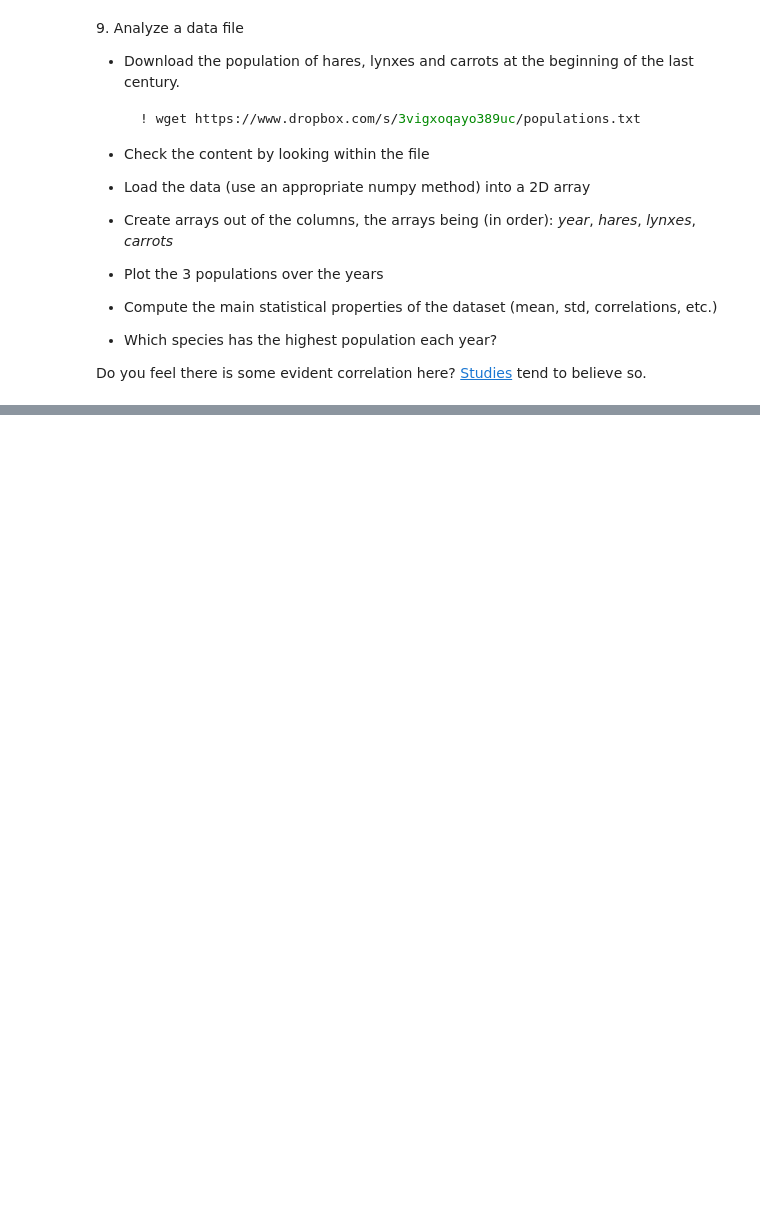
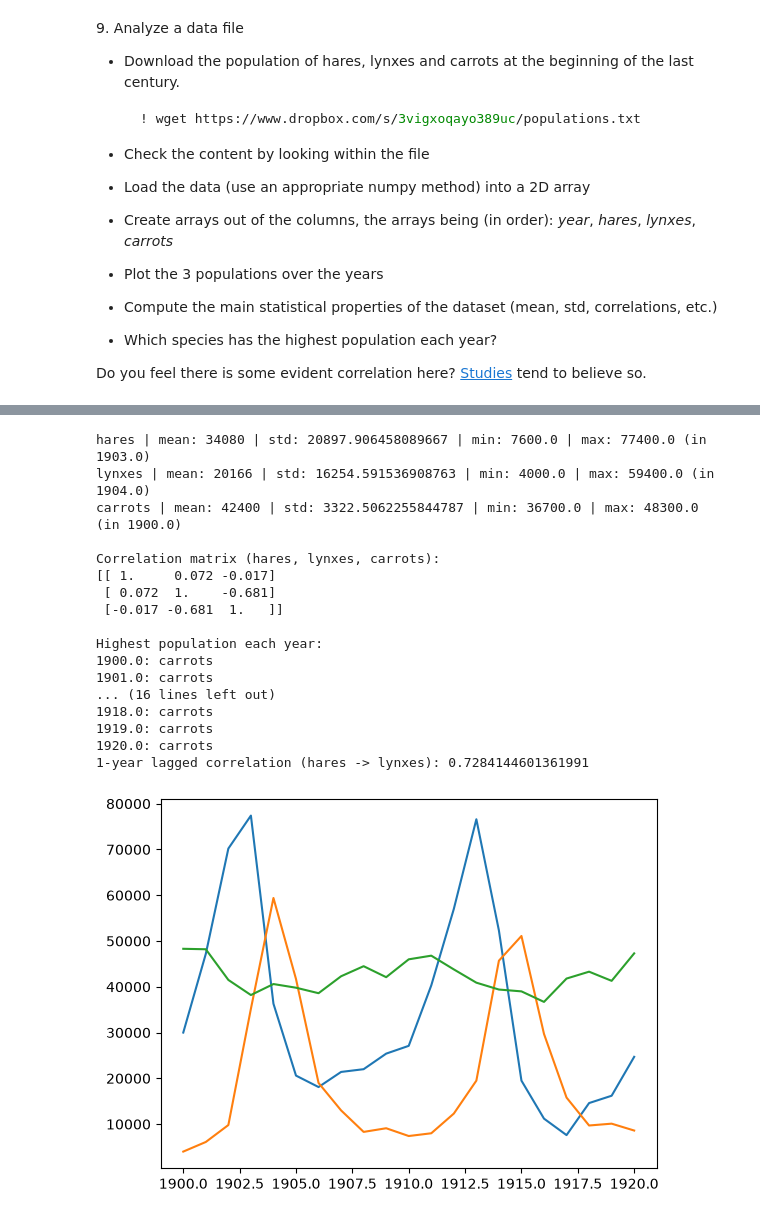
Before and after one commit to garelliloris/LaboratoryOfComputationalPhysics_Y9, a Jupyter notebook: 04ex_Numpy.ipynb, the cells around one changed output, grey strips where cells are left out. Saved outputs shown, nothing was run; the diff lists cells and outputs as text; code cells hidden in the pictures; blank space fills up the shorter version.

```diff
--- a/04ex_Numpy.ipynb
+++ b/04ex_Numpy.ipynb
@@ -202,0 +294,51 @@ Do you feel there is some evident correlation here? [Studies](https://www.enr.go
+# %%
+data=np.loadtxt("populations.txt")
+years,hares,lynxes,carrots=data.T
+plt.plot(years,hares)
+plt.plot(years,lynxes)
+plt.plot(years,carrots)
+
+species = np.array(["hares", "lynxes", "carrots"])
+pops = data[:, 1:]  # columns: hares, lynxes, carrots
+
+means = pops.mean(axis=0,dtype=int)
+stds = pops.std(axis=0)
+mins = pops.min(axis=0)
+maxs = pops.max(axis=0)
+peak_years = years[np.argmax(pops, axis=0)]
+
+for name, m, s, mn, mx, pk in zip(species, means, stds, mins, maxs, peak_years):
+    print(f"{name} | mean: {m} | std: {s} | min: {mn} | max: {mx} (in {pk})")
+
+corr_matrix = np.corrcoef(pops, rowvar=False)
+print("\nCorrelation matrix (hares, lynxes, carrots):")
+print(np.round(corr_matrix, 3))
+
+highest_idx = np.argmax(pops, axis=1)
+highest_species = species[highest_idx]
+
+print("\nHighest population each year:")
+for y, sp in zip(years, highest_species):
+    print(f"{y}: {sp}")
+
+lag1_corr = np.corrcoef(hares[:-1], lynxes[1:])[0, 1]
+print(f"1-year lagged correlation (hares -> lynxes): {lag1_corr}")
+# %% [output]
+hares | mean: 34080 | std: 20897.906458089667 | min: 7600.0 | max: 77400.0 (in 1903.0)
+lynxes | mean: 20166 | std: 16254.591536908763 | min: 4000.0 | max: 59400.0 (in 1904.0)
+carrots | mean: 42400 | std: 3322.5062255844787 | min: 36700.0 | max: 48300.0 (in 1900.0)
+
+Correlation matrix (hares, lynxes, carrots):
+[[ 1.     0.072 -0.017]
+ [ 0.072  1.    -0.681]
+ [-0.017 -0.681  1.   ]]
+
+Highest population each year:
+1900.0: carrots
+1901.0: carrots
+... (16 lines left out)
+1918.0: carrots
+1919.0: carrots
+1920.0: carrots
+1-year lagged correlation (hares -> lynxes): 0.7284144601361991
+[figure, added]
```
Also changed, not shown: parts of 8 cells of this notebook, 5 other files.
